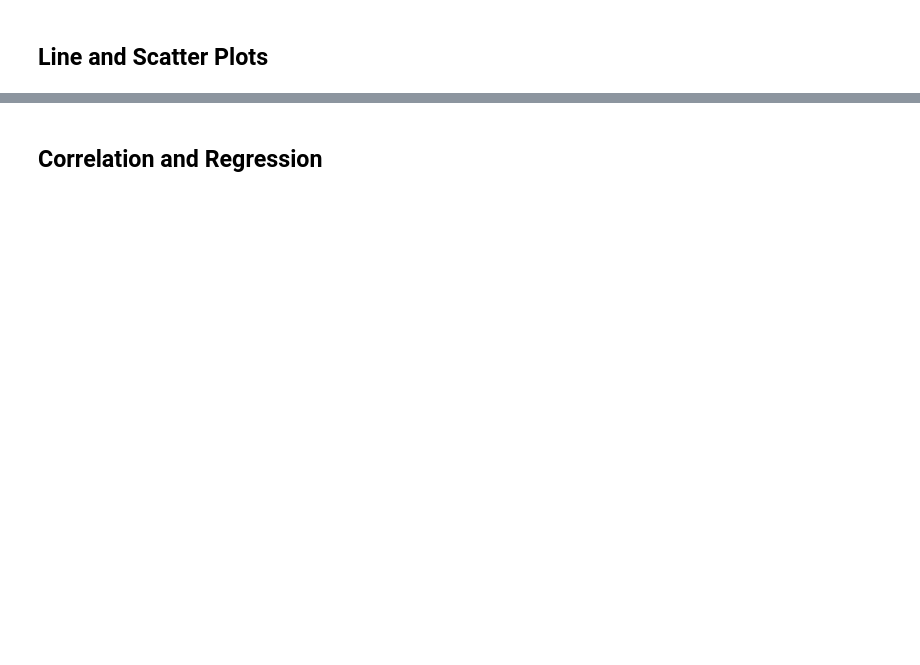
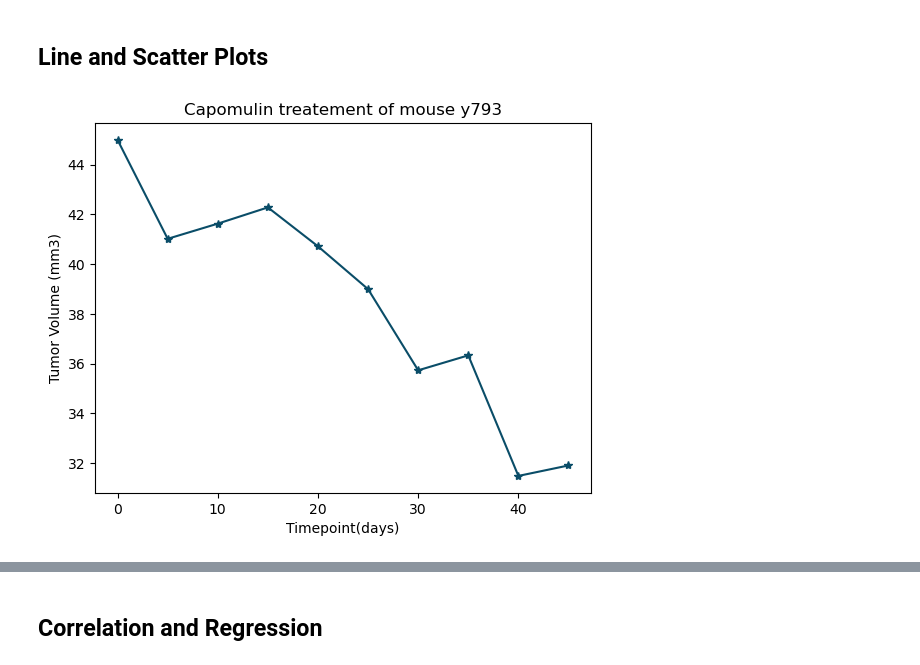
Before and after one commit to Fuy98/Challenge-5, a Jupyter notebook: Challenge-5.ipynb, the cells around one changed output, grey strips where cells are left out. Cells and saved outputs as stored; diff of their text form; code cells hidden in the pictures; blank space fills up the shorter version.

```diff
--- a/Challenge-5.ipynb
+++ b/Challenge-5.ipynb
@@ -307,3 +312,14 @@ Greatest_time
 ## Line and Scatter Plots
 # %%
 # Generate a line plot of tumor volume vs. time point for a single mouse treated with Capomulin
+maousey793 = complete_data.loc[complete_data['Mouse ID'] == 'y793']
+
+x_axis = maousey793['Timepoint']
+y_values = maousey793['Tumor Volume (mm3)']
+plt.plot(x_axis,y_values, label='Tumor Volume (mm3)', marker='*', color='#0A4D68')
+plt.xlabel('Timepoint(days)')
+plt.ylabel('Tumor Volume (mm3)')
+plt.title('Capomulin treatement of mouse y793')
+plt.show()
+# %% [output]
+[figure, added]
```
Also changed, not shown: parts of 9 cells of this notebook.
